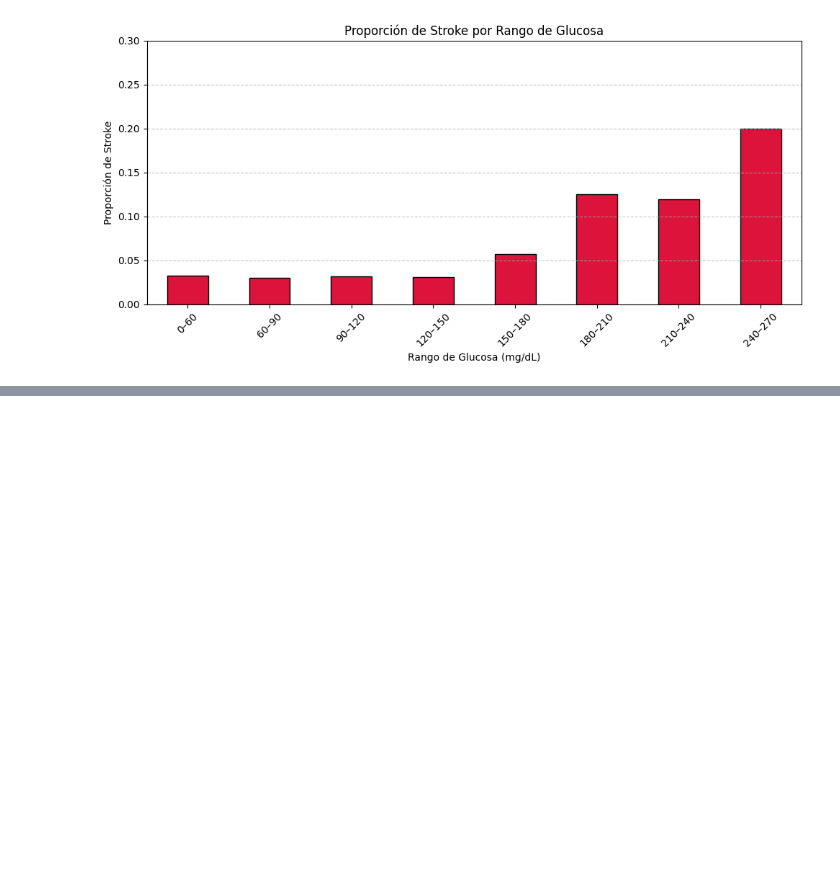
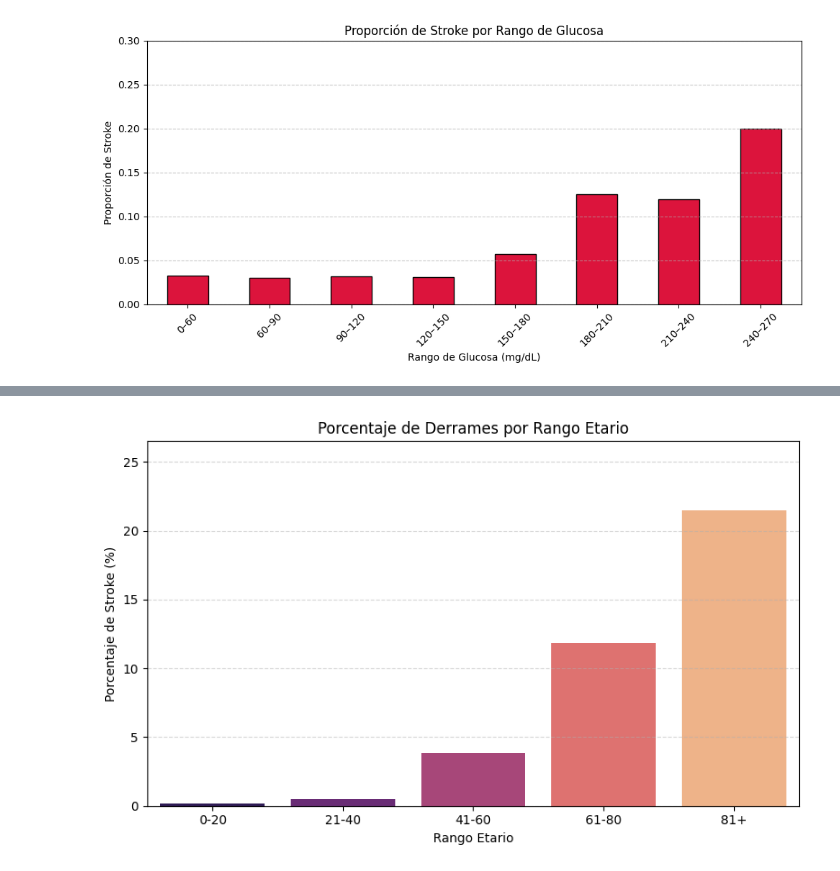
Before and after one commit to champagne-gabo/proyecto-inf280, a Jupyter notebook: notebook.ipynb, the cells around one changed output, grey strips where cells are left out. Cells and saved outputs as stored; diff of their text form; code cells hidden in the pictures; blank space fills up the shorter version.

```diff
--- a/notebook.ipynb
+++ b/notebook.ipynb
@@ -332,0 +382,22 @@ plt.show()
+# %%
+df_grafico = df.copy()
+
+
+bins = [0, 20, 40, 60, 80, 120]
+labels = ['0-20', '21-40', '41-60', '61-80', '81+']
+df_grafico['rango_edad'] = pd.cut(df_grafico['age'], bins=bins, labels=labels, right=False)
+porcentajes = df_grafico.groupby('rango_edad', observed=True)['stroke'].mean() * 100
+
+df_barplot = porcentajes.reset_index(name='stroke_pct')
+
+plt.figure(figsize=(8, 5))
+sns.barplot(data=df_barplot, x='rango_edad', y='stroke_pct', hue='rango_edad', palette="magma", legend=False)
+plt.title("Porcentaje de Derrames por Rango Etario")
+plt.ylabel("Porcentaje de Stroke (%)")
+plt.xlabel("Rango Etario")
+plt.ylim(0, df_barplot['stroke_pct'].max() + 5)
+plt.grid(axis='y', linestyle='--', alpha=0.5)
+plt.tight_layout()
+plt.show()
+# %% [output]
+[figure, added]
```
Also changed, not shown: parts of 22 cells of this notebook.
